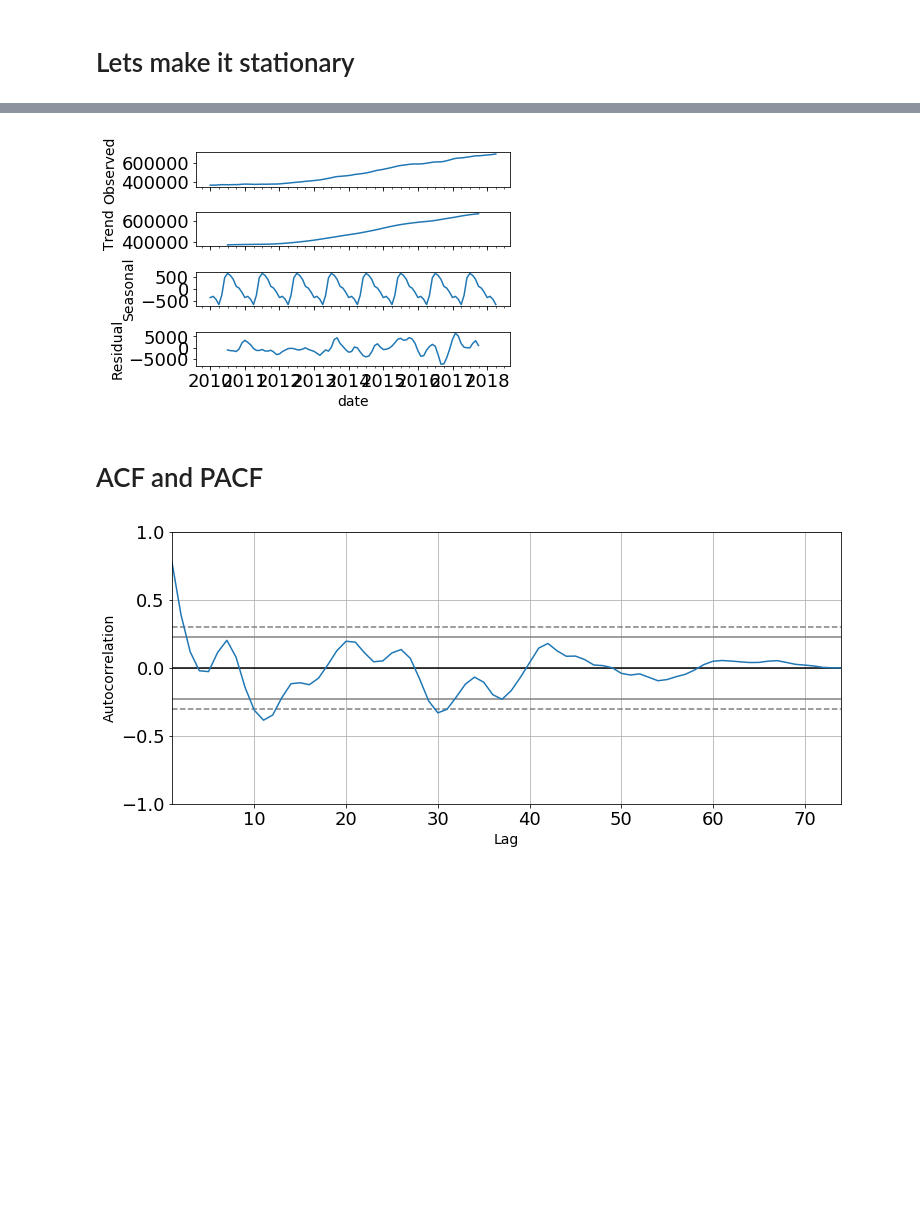
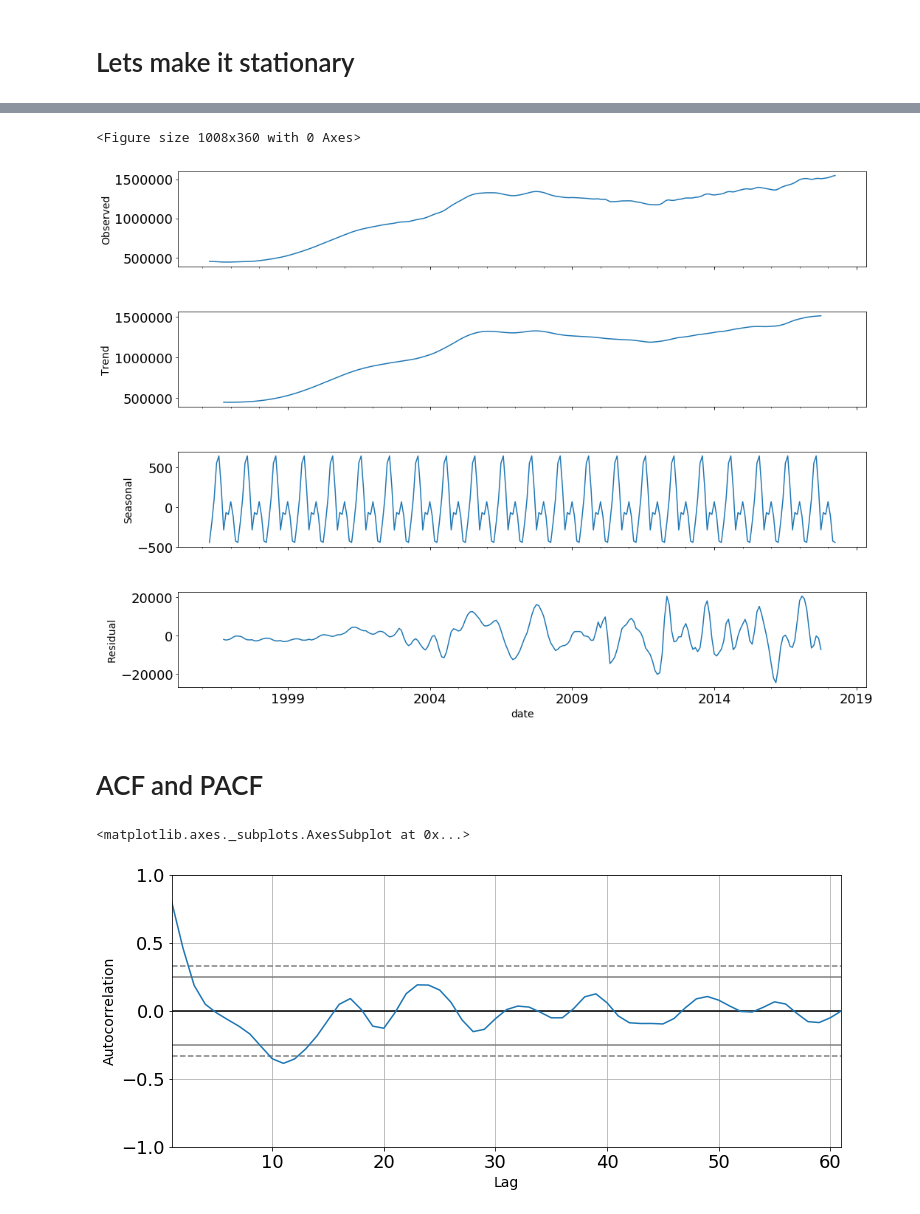
Before and after one commit to angelmanzur/TimeSeries_Zillow_Proj, a Jupyter notebook: Zillow_project-Angel.ipynb, the cells around one changed output, grey strips where cells are left out. Cells and saved outputs as stored; diff of their text form; code cells hidden in the pictures; blank space fills up the shorter version.

```diff
--- a/Zillow_project-Angel.ipynb
+++ b/Zillow_project-Angel.ipynb
@@ -89,14 +97,19 @@ dc_df_T.plot()
 <matplotlib.axes._subplots.AxesSubplot at 0x...>
 [figure]
 # %%
-zipcode = zipcodes[0]
-ycut = '2012'
+zipcode = zipcodes[6]
+time_start = '2000'
+
+time_cut = '2017-07'
 y = dc_df_T[zipcode].resample('MS').mean()
-y = y[ycut:]
+y_train = y[time_start:time_cut]
+
+y_test = y[time_cut:]
+y_test = y_test[1:]
 # y#.plot()
 # plt.grid(True)
 
 # dc_df.plot()
 # plt.xlabel()
-y.head()
+y_train.tail(), y_test.head()
 # %% [output]
@@ -211,12 +271,17 @@ y_rmean_diff.plot()
 # %%
 decomp = sm.tsa.seasonal_decompose(y, model='additive')
+
+fig = plt.figure()
 fig = decomp.plot()
+fig.set_size_inches(15, 12)
 # %% [output]
+<Figure size 1008x360 with 0 Axes>
-[figure, old version]
+[figure, new version]
 # %% [markdown]
 # ACF and PACF
 # %%
-plt.figure(figsize=(12,5))
-pd.plotting.autocorrelation_plot(y_rmean_diff);
+# plt.figure(figsize=(12,5))
+# pd.plotting.autocorrelation_plot(y_diff)
 # %% [output]
+<matplotlib.axes._subplots.AxesSubplot at 0x...>
-[figure, old version]
+[figure, new version]
```
Also changed, not shown: parts of 25 cells of this notebook.
